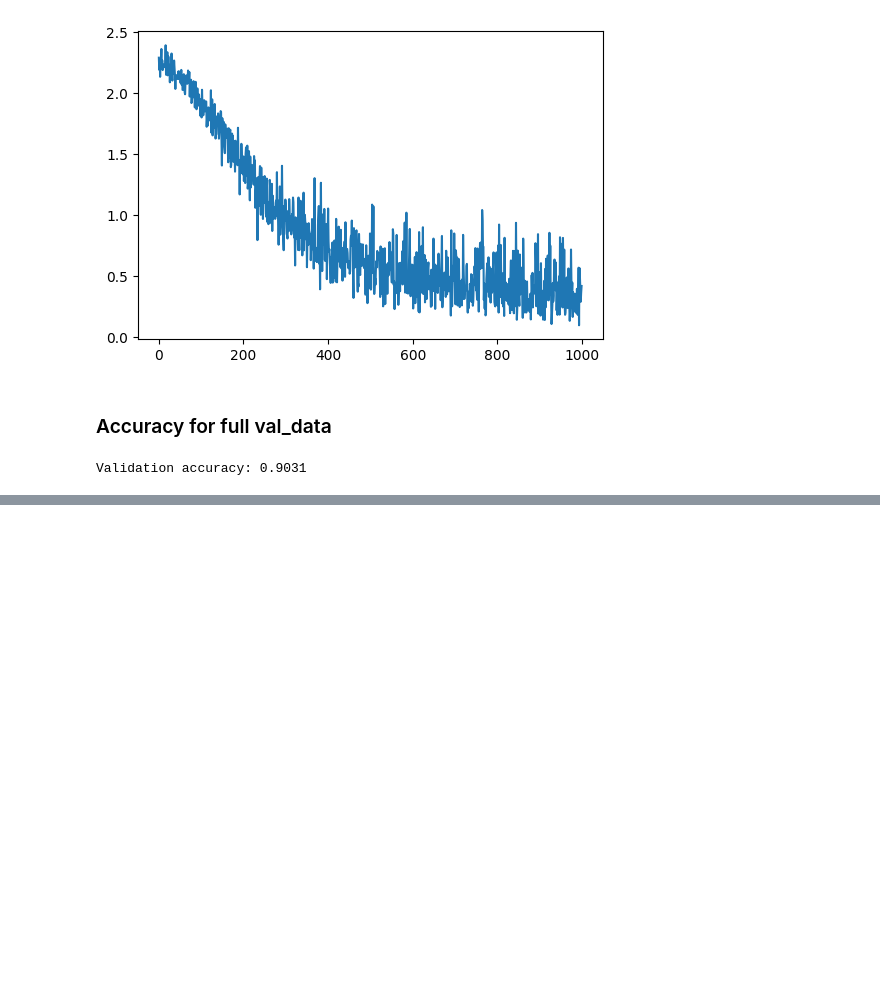
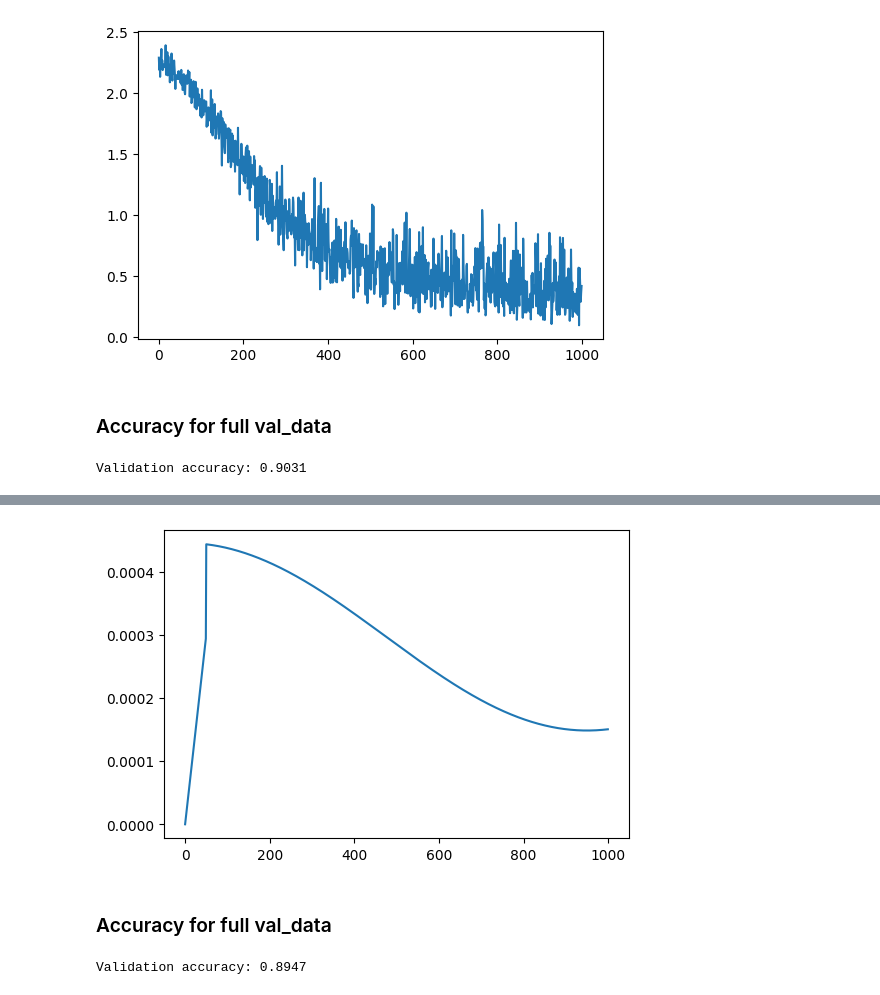
Before and after one commit to samitha278/miniVGG, a Jupyter notebook: build2_vgg.ipynb, the cells around one changed output, grey strips where cells are left out. Cells and saved outputs as stored; diff of their text form; code cells hidden in the pictures; blank space fills up the shorter version.

```diff
--- a/build2_vgg.ipynb
+++ b/build2_vgg.ipynb
@@ -401,0 +518,24 @@ Validation accuracy: 0.9031
+# %%
+plt.figure(figsize=(6,4))
+plt.plot(lrs)
+plt.show()
+# %% [output]
+[figure, added]
+# %% [markdown]
+### Accuracy for full val_data
+# %%
+torch.manual_seed(278)
+if torch.cuda.is_available():
+    torch.cuda.manual_seed(278)
+
+correct, total = 0, 0
+for xb, yb in val_data:
+    logits = cnn(xb)
+    preds = torch.argmax(logits, dim=-1)
+    correct += (preds == yb).sum().item()
+    total += yb.size(0)
+
+val_acc = correct / total
+print(f"Validation accuracy: {val_acc:.4f}")
+# %% [output]
+Validation accuracy: 0.8947
```
Also changed, not shown: parts of 5 cells of this notebook.
